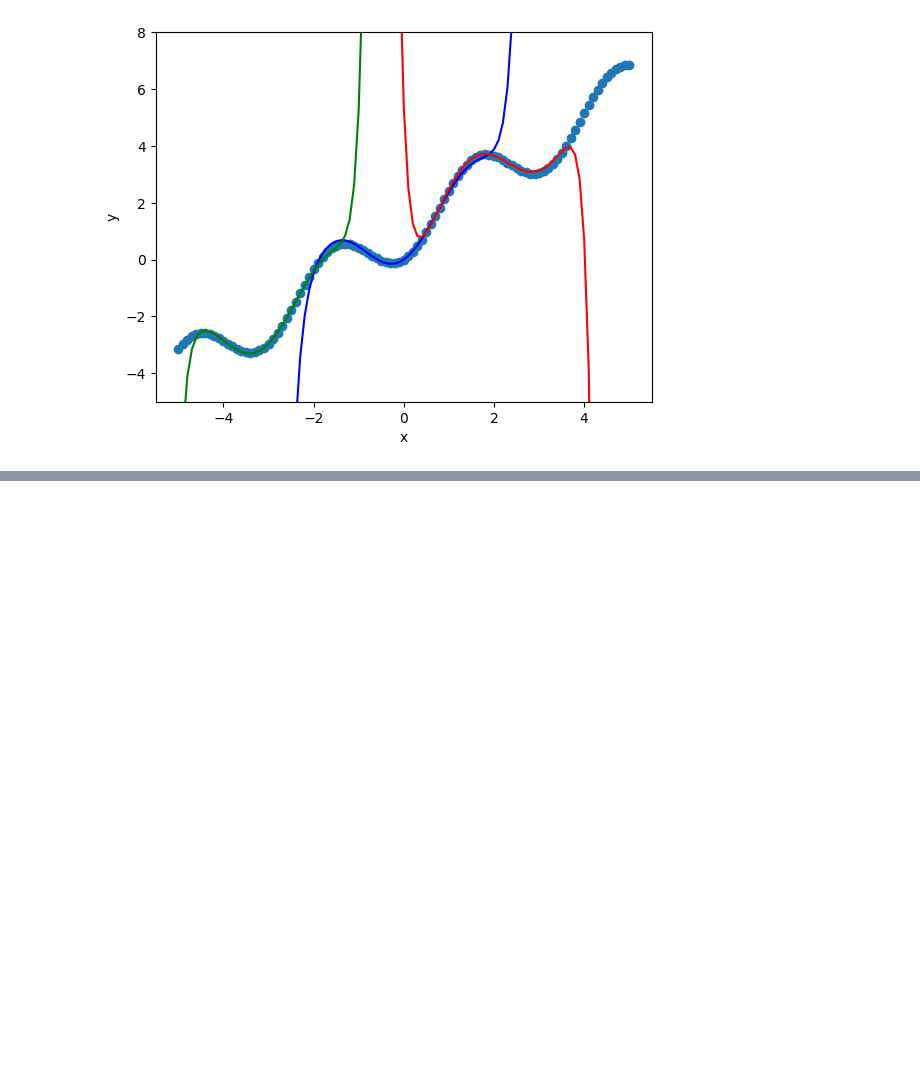
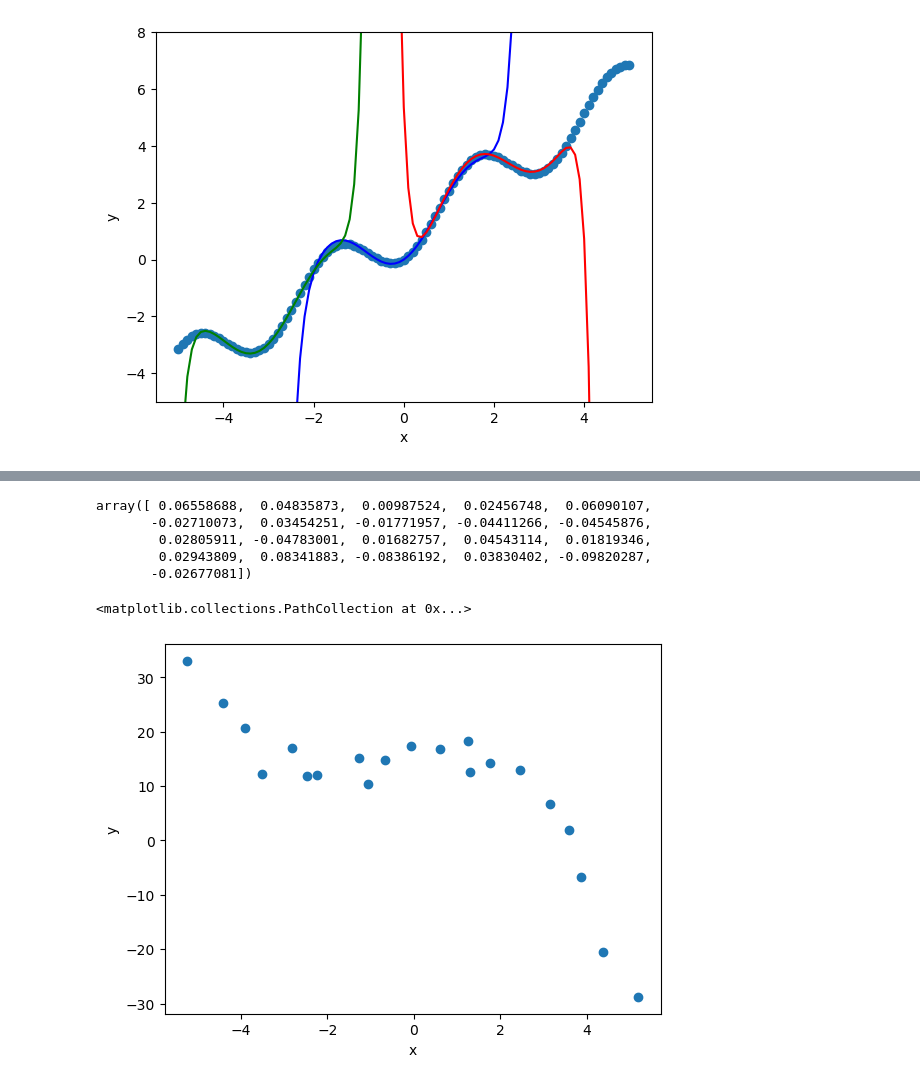
Before and after one commit to A-Hashemiann/Computational-Science, a Jupyter notebook: Computational-Physics/Taylor_Series.ipynb, the cells around one changed output, grey strips where cells are left out. Drawn from its saved outputs; the diff is of its cells as text; code cells hidden in the pictures; blank space fills up the shorter version.

```diff
--- a/Computational-Physics/Taylor_Series.ipynb
+++ b/Computational-Physics/Taylor_Series.ipynb
@@ -165,0 +204,19 @@ plt.plot(x_list, taylor(func, x_list, -3, nmax, h), 'green')
+# %%
+0.1 * (2*np.random.rand(npoints)-1)
+# %% [output]
+array([ 0.06558688,  0.04835873,  0.00987524,  0.02456748,  0.06090107,
+       -0.02710073,  0.03454251, -0.01771957, -0.04411266, -0.04545876,
+        0.02805911, -0.04783001,  0.01682757,  0.04543114,  0.01819346,
+        0.02943809,  0.08341883, -0.08386192,  0.03830402, -0.09820287,
+       -0.02677081])
+# %%
+data = np.array([data0[0] + 0.25 * (2*np.random.rand(npoints)-1), data0[1] + 5.0 * (2*np.random.rand(npoints)-1)])
+# %%
+plt.xlabel('x')
+plt.ylabel('y')
+
+# plt.plot(data0[0], data0[1], 'black')
+plt.scatter(data[0], data[1])
+# %% [output]
+<matplotlib.collections.PathCollection at 0x...>
+[figure, added]
```
Also changed, not shown: parts of 6 cells of this notebook.
